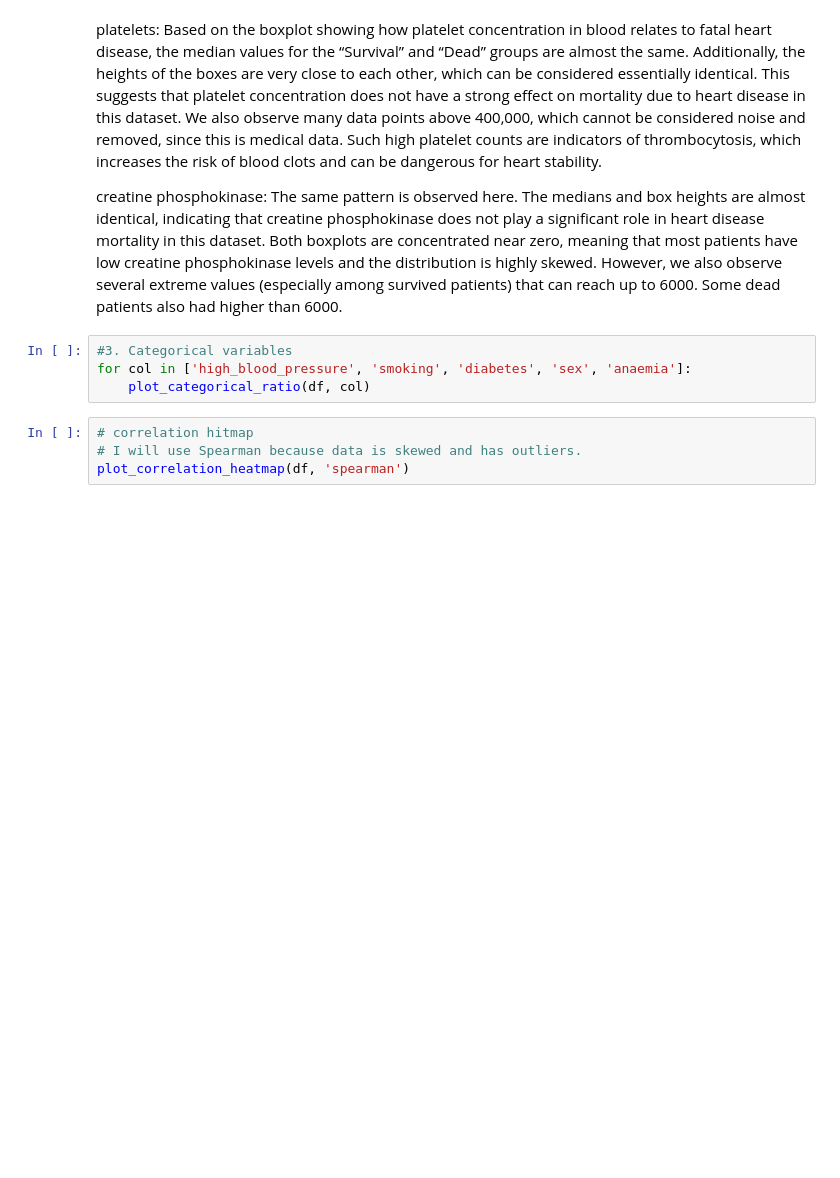
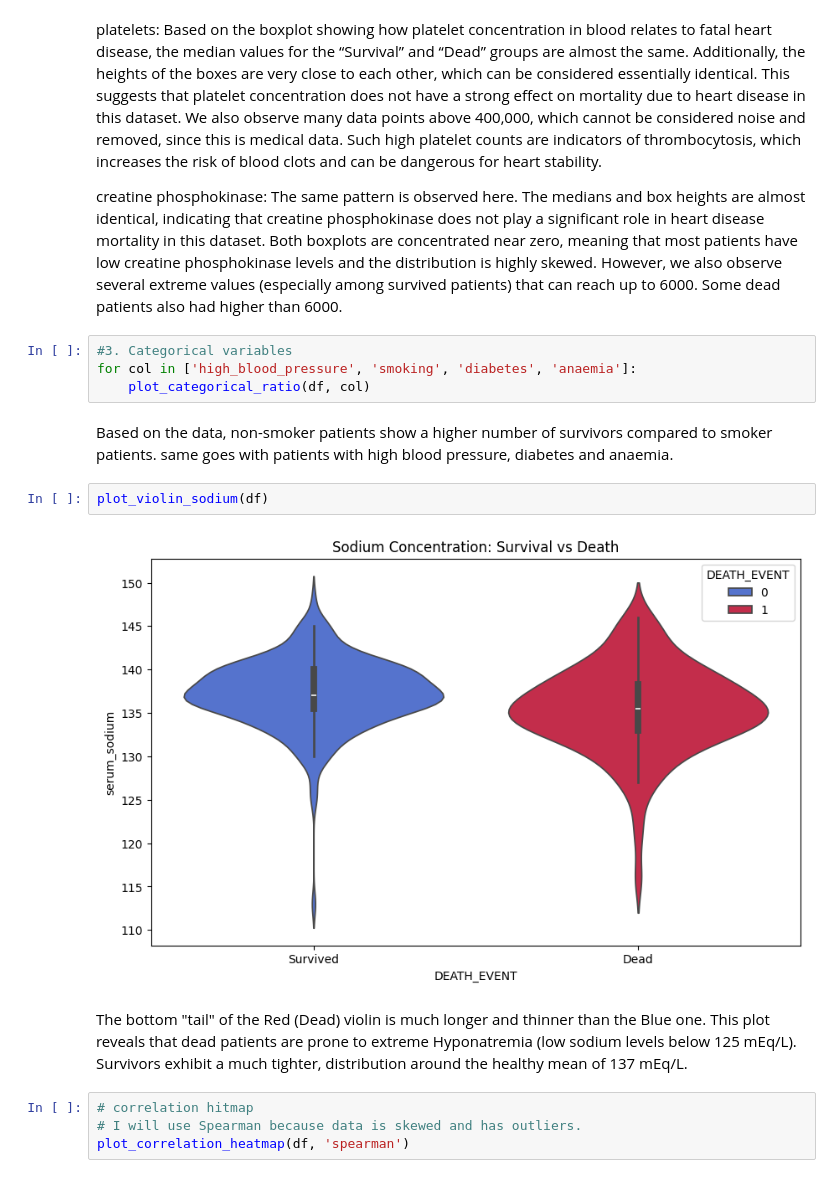
Before and after one commit to makiise/Final_Mariami_Garuchava, a Jupyter notebook: notebooks/03_eda_visualization.ipynb, the cells around one changed output. Cells and saved outputs as stored; diff of their text form; blank space fills up the shorter version.

Commit message:
added violin plot

```diff
--- a/notebooks/03_eda_visualization.ipynb
+++ b/notebooks/03_eda_visualization.ipynb
@@ -61,8 +79,17 @@ The same pattern is observed here. The medians and box heights are almost identi
 However, we also observe several extreme values (especially among survived patients) that can reach up to 6000. Some dead patients also had higher than 6000.
 # %%
 #3. Categorical variables
-for col in ['high_blood_pressure', 'smoking', 'diabetes', 'sex', 'anaemia']:
+for col in ['high_blood_pressure', 'smoking', 'diabetes', 'anaemia']:
     plot_categorical_ratio(df, col)
+# %% [markdown]
+Based on the data, non-smoker patients show a higher number of survivors compared to smoker patients.
+same goes with patients with high blood pressure, diabetes and anaemia.
+# %%
+plot_violin_sodium(df)
+# %% [output]
+[figure, added]
+# %% [markdown]
+The bottom "tail" of the Red (Dead) violin is much longer and thinner than the Blue one. This plot reveals that dead patients are prone to extreme Hyponatremia (low sodium levels below 125 mEq/L). Survivors exhibit a much tighter, distribution around the healthy mean of 137 mEq/L.
 # %%
 # correlation hitmap
 # I will use Spearman because data is skewed and has outliers.
```
Also changed, not shown: parts of 6 cells of this notebook, 1 other file.
